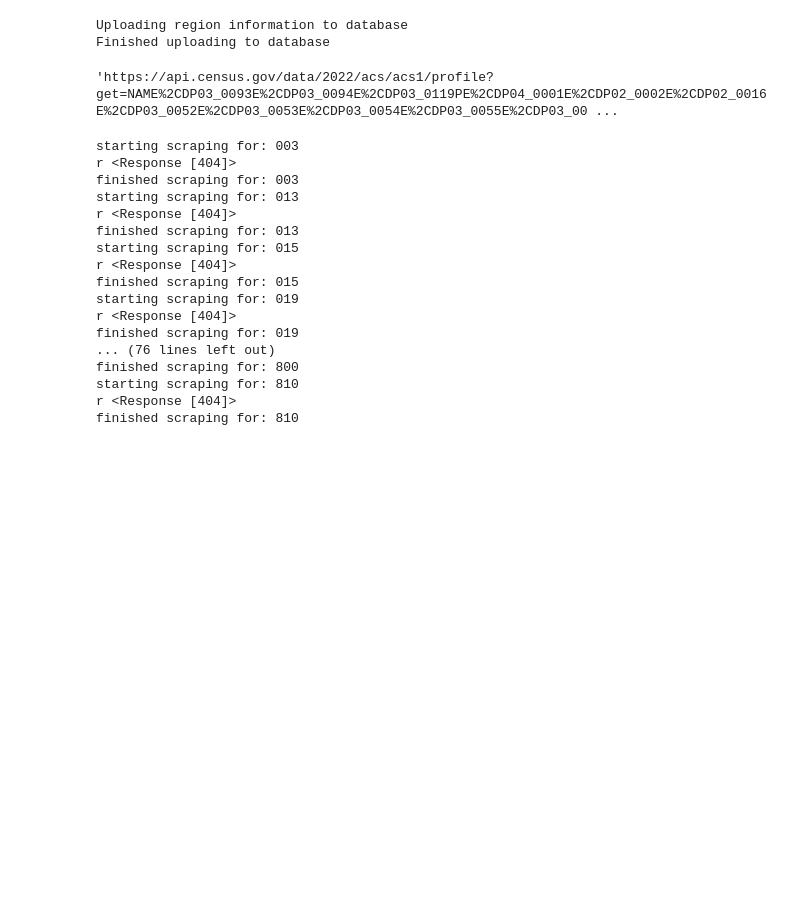
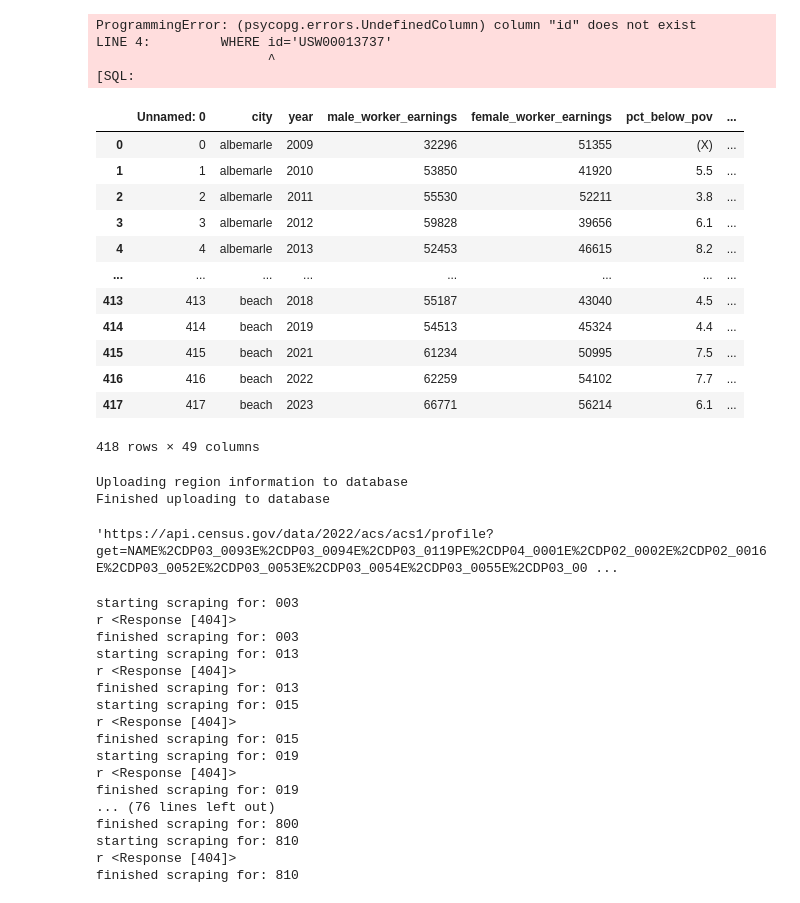
Before and after one commit to j-miskill/climate-ville, a Jupyter notebook: sandbox.ipynb, the cells around one changed output. Saved outputs shown, nothing was run; the diff lists cells and outputs as text; code cells hidden in the pictures; blank space fills up the shorter version.

```diff
--- a/sandbox.ipynb
+++ b/sandbox.ipynb
@@ -14,6 +14,35 @@ cd = census.CensusData()
 ca = climate.ClimateAgent()
 pgpw = os.getenv("POSTGRES_PASSWORD")
 server, engine = cd.connect_to_postgres(password=pgpw) #need to add create=True if
+# %%
+id = ca.get_station_id_from_postgres("norfolk", engine=engine)
+ca.get_climate_data_from_postgres(station_id=id, engine=engine)
+# %% [output]
+ProgrammingError: (psycopg.errors.UndefinedColumn) column "id" does not exist
+LINE 4:         WHERE id='USW00013737'
+                      ^
+[SQL:
+# %%
+query = """
+SELECT *
+FROM city_dataa
+"""
+
+pd.read_sql_query(query, con=engine)
+# %% [output]
+|  | Unnamed: 0 | city | year | male_worker_earnings | female_worker_earnings | pct_below_pov | ... |
+| 0 | 0 | albemarle | 2009 | 32296 | 51355 | (X) | ... |
+| 1 | 1 | albemarle | 2010 | 53850 | 41920 | 5.5 | ... |
+| 2 | 2 | albemarle | 2011 | 55530 | 52211 | 3.8 | ... |
+| 3 | 3 | albemarle | 2012 | 59828 | 39656 | 6.1 | ... |
+| 4 | 4 | albemarle | 2013 | 52453 | 46615 | 8.2 | ... |
+| ... | ... | ... | ... | ... | ... | ... | ... |
+| 413 | 413 | beach | 2018 | 55187 | 43040 | 4.5 | ... |
+| 414 | 414 | beach | 2019 | 54513 | 45324 | 4.4 | ... |
+| 415 | 415 | beach | 2021 | 61234 | 50995 | 7.5 | ... |
+| 416 | 416 | beach | 2022 | 62259 | 54102 | 7.7 | ... |
+| 417 | 417 | beach | 2023 | 66771 | 56214 | 6.1 | ... |
+418 rows × 49 columns
 # %%
 # to delete a table,,, weird syntax
 from sqlalchemy import MetaData, Table
```
Also changed, not shown: parts of 1 cell of this notebook, 4 other files.
